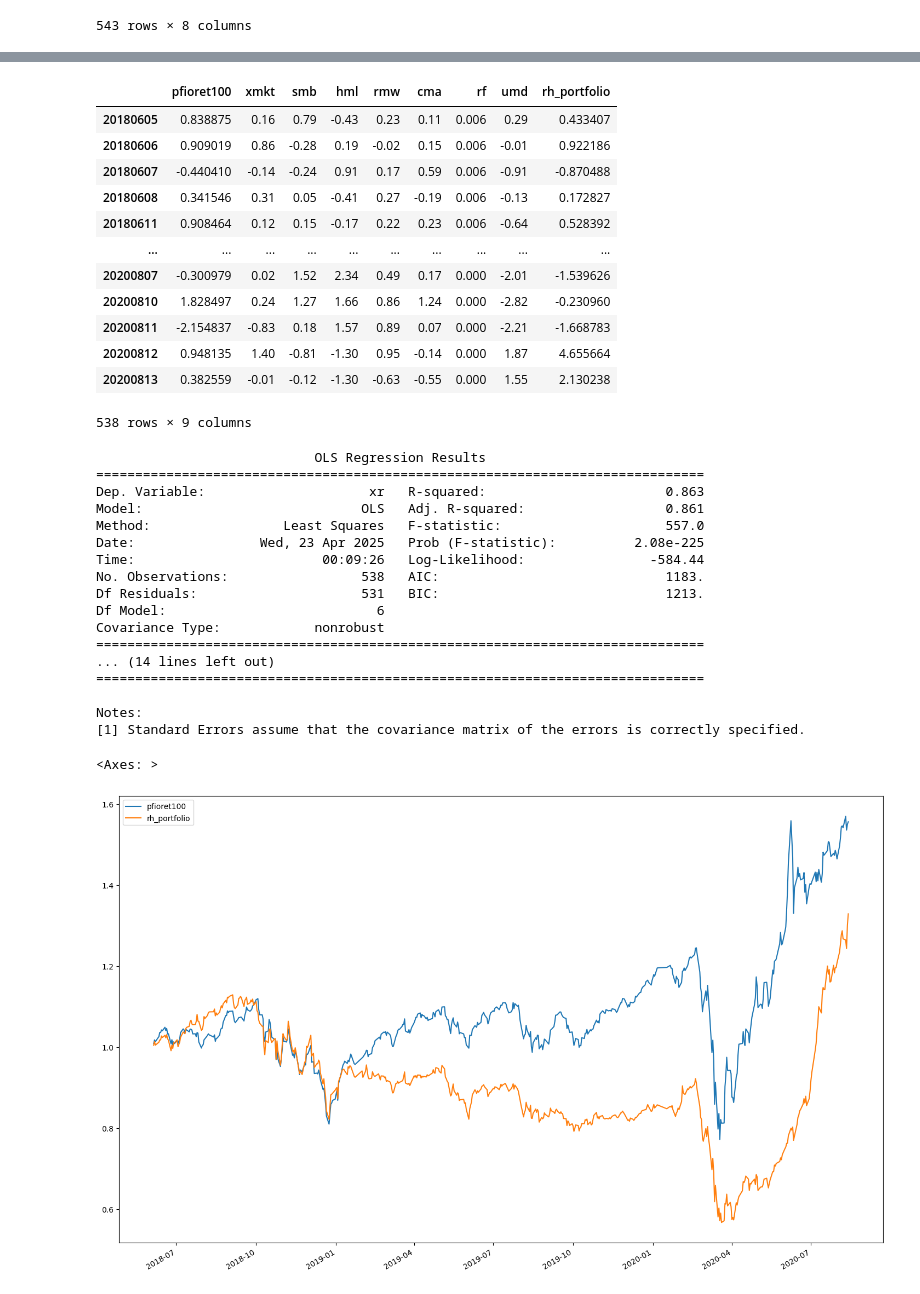
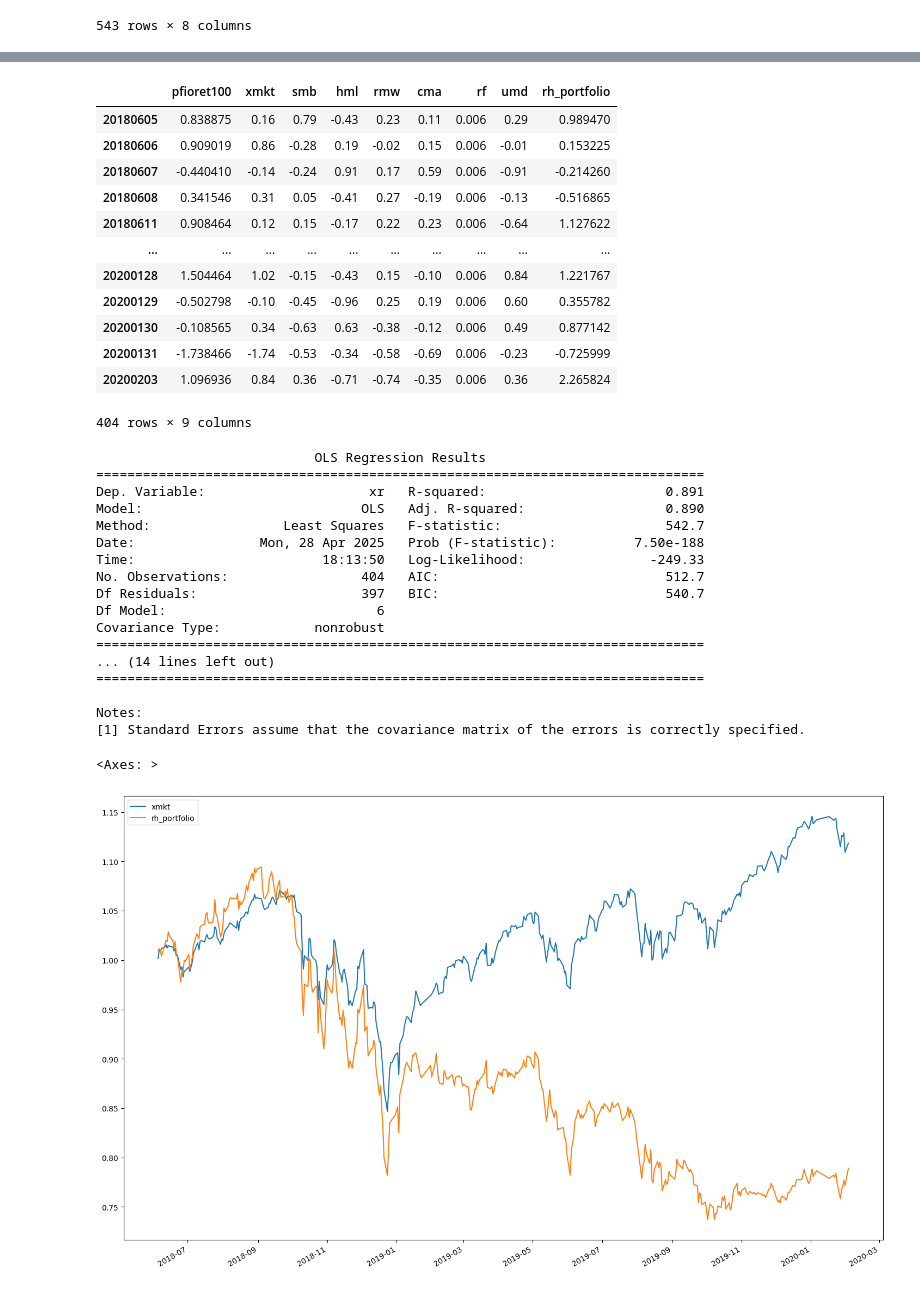
Before and after one commit to FedericoCortesi/Robinhood_data, a Jupyter notebook: notebooks/models/factor_models.ipynb, the cells around one changed output, grey strips where cells are left out. Saved outputs shown, nothing was run; the diff lists cells and outputs as text; code cells hidden in the pictures.

```diff
--- a/notebooks/models/factor_models.ipynb
+++ b/notebooks/models/factor_models.ipynb
@@ -280,0 +281,17 @@ Notes:
+# %%
+import numpy as np
+
+from src import Analyzer
+from src.utils.params import ReturnParams
+
+return_params = ReturnParams(
+    start_date=None,
+    end_date="2020-02-03",
+    cumulative=True,
+    append_start=False
+)
+
+an_mine = Analyzer(compare_tickers=[], return_params=return_params, stocks_only=False, weights_application="number", dl_kwargs={"weights_method":"dollar"})
+
+r_mine, h_mine = an_mine.build_returns()
+r_mine = np.exp(r_mine)-1
@@ -281,4 +301,6 @@ Notes:
 # %%
+import pandas as pd
+
 index = []
 for i in range(len(r_mine.index)):
     index.append(date_to_num(r_mine.index[i]))
@@ -287,35 +309,35 @@ r_mine.index = index
 
 r_mine
 
-welch_regression = pd.read_csv(f"{PROJECT_ROOT}/jf-datashare/gabriel-cuevas/data/18_rwarh_d_1.csv", index_col=0)
-welch_regression
+welch_factors = pd.read_csv(f"{PROJECT_ROOT}/jf-datashare/gabriel-cuevas/data/18_rwarh_d_1.csv", index_col=0)
+welch_factors
 
 
-welch_regression = welch_regression.merge(r_mine["rh_portfolio"], left_index=True, right_index=True)[1:] # first day is zero
-welch_regression.columns = [''.join(col.split()).lower() for col in welch_regression.columns]
-welch_regression["rh_portfolio"] = welch_regression["rh_portfolio"]*100 # transform in pct
-welch_regression
+welch_factors = welch_factors.merge(r_mine["rh_portfolio"], left_index=True, right_index=True)[1:] # first day is zero
+welch_factors.columns = [''.join(col.split()).lower() for col in welch_factors.columns]
+welch_factors["rh_portfolio"] = welch_factors["rh_portfolio"]*100 # transform in pct
+welch_factors
 # %% [output]
 |  | pfioret100 | xmkt | smb | hml | rmw | cma | rf | umd | rh_portfolio |
-| 20180605 | 0.838875 | 0.16 | 0.79 | -0.43 | 0.23 | 0.11 | 0.006 | 0.29 | 0.433407 |
-| 20180606 | 0.909019 | 0.86 | -0.28 | 0.19 | -0.02 | 0.15 | 0.006 | -0.01 | 0.922186 |
-| 20180607 | -0.440410 | -0.14 | -0.24 | 0.91 | 0.17 | 0.59 | 0.006 | -0.91 | -0.870488 |
-| 20180608 | 0.341546 | 0.31 | 0.05 | -0.41 | 0.27 | -0.19 | 0.006 | -0.13 | 0.172827 |
-| 20180611 | 0.908464 | 0.12 | 0.15 | -0.17 | 0.22 | 0.23 | 0.006 | -0.64 | 0.528392 |
+| 20180605 | 0.838875 | 0.16 | 0.79 | -0.43 | 0.23 | 0.11 | 0.006 | 0.29 | 0.989470 |
+| 20180606 | 0.909019 | 0.86 | -0.28 | 0.19 | -0.02 | 0.15 | 0.006 | -0.01 | 0.153225 |
+| 20180607 | -0.440410 | -0.14 | -0.24 | 0.91 | 0.17 | 0.59 | 0.006 | -0.91 | -0.214260 |
+| 20180608 | 0.341546 | 0.31 | 0.05 | -0.41 | 0.27 | -0.19 | 0.006 | -0.13 | -0.516865 |
+| 20180611 | 0.908464 | 0.12 | 0.15 | -0.17 | 0.22 | 0.23 | 0.006 | -0.64 | 1.127622 |
 | ... | ... | ... | ... | ... | ... | ... | ... | ... | ... |
-| 20200807 | -0.300979 | 0.02 | 1.52 | 2.34 | 0.49 | 0.17 | 0.000 | -2.01 | -1.539626 |
-| 20200810 | 1.828497 | 0.24 | 1.27 | 1.66 | 0.86 | 1.24 | 0.000 | -2.82 | -0.230960 |
-| 20200811 | -2.154837 | -0.83 | 0.18 | 1.57 | 0.89 | 0.07 | 0.000 | -2.21 | -1.668783 |
-| 20200812 | 0.948135 | 1.40 | -0.81 | -1.30 | 0.95 | -0.14 | 0.000 | 1.87 | 4.655664 |
-| 20200813 | 0.382559 | -0.01 | -0.12 | -1.30 | -0.63 | -0.55 | 0.000 | 1.55 | 2.130238 |
+| 20200128 | 1.504464 | 1.02 | -0.15 | -0.43 | 0.15 | -0.10 | 0.006 | 0.84 | 1.221767 |
+| 20200129 | -0.502798 | -0.10 | -0.45 | -0.96 | 0.25 | 0.19 | 0.006 | 0.60 | 0.355782 |
+| 20200130 | -0.108565 | 0.34 | -0.63 | 0.63 | -0.38 | -0.12 | 0.006 | 0.49 | 0.877142 |
+| 20200131 | -1.738466 | -1.74 | -0.53 | -0.34 | -0.58 | -0.69 | 0.006 | -0.23 | -0.725999 |
+| 20200203 | 1.096936 | 0.84 | 0.36 | -0.71 | -0.74 | -0.35 | 0.006 | 0.36 | 2.265824 |
-538 rows × 9 columns
+404 rows × 9 columns
 # %%
 import statsmodels.api as sm
 
-welch_regression["xr"] = welch_regression['rh_portfolio'] - welch_regression['rf']
+welch_factors["xr"] = welch_factors['rh_portfolio'] - welch_factors['rf']
 
-X = welch_regression[['xmkt', 'smb', 'hml', 'rmw', 'cma', 'umd']]
-y = welch_regression["xr"]
+X = welch_factors[['xmkt', 'smb', 'hml', 'rmw', 'cma', 'umd']]
+y = welch_factors["xr"]
 
 X = sm.add_constant(X)  # this adds the alpha term
 
@@ -325,13 +347,13 @@ print(results.summary())
 # %% [output]
                             OLS Regression Results
 ==============================================================================
-Dep. Variable:                     xr   R-squared:                       0.863
-Model:                            OLS   Adj. R-squared:                  0.861
-Method:                 Least Squares   F-statistic:                     557.0
-Date:                Wed, 23 Apr 2025   Prob (F-statistic):          2.08e-225
-Time:                        00:09:26   Log-Likelihood:                -584.44
-No. Observations:                 538   AIC:                             1183.
-Df Residuals:                     531   BIC:                             1213.
+Dep. Variable:                     xr   R-squared:                       0.891
+Model:                            OLS   Adj. R-squared:                  0.890
+Method:                 Least Squares   F-statistic:                     542.7
+Date:                Mon, 28 Apr 2025   Prob (F-statistic):          7.50e-188
+Time:                        18:13:50   Log-Likelihood:                -249.33
+No. Observations:                 404   AIC:                             512.7
+Df Residuals:                     397   BIC:                             540.7
 Df Model:                           6
 Covariance Type:            nonrobust
 ==============================================================================
@@ -341,9 +363,9 @@ Covariance Type:            nonrobust
 Notes:
 [1] Standard Errors assume that the covariance matrix of the errors is correctly specified.
 # %%
-df_plot = (welch_regression[["pfioret100", "rh_portfolio"]]/100+1)
+df_plot = (welch_factors[["xmkt", "rh_portfolio"]]/100+1)
 df_plot.index = pd.to_datetime(df_plot.index, format="%Y%m%d")
 df_plot.cumprod().plot(figsize=(18,12))
 # %% [output]
 <Axes: >
-[figure, old version]
+[figure, new version]
```
Also changed, not shown: parts of 22 cells of this notebook.
